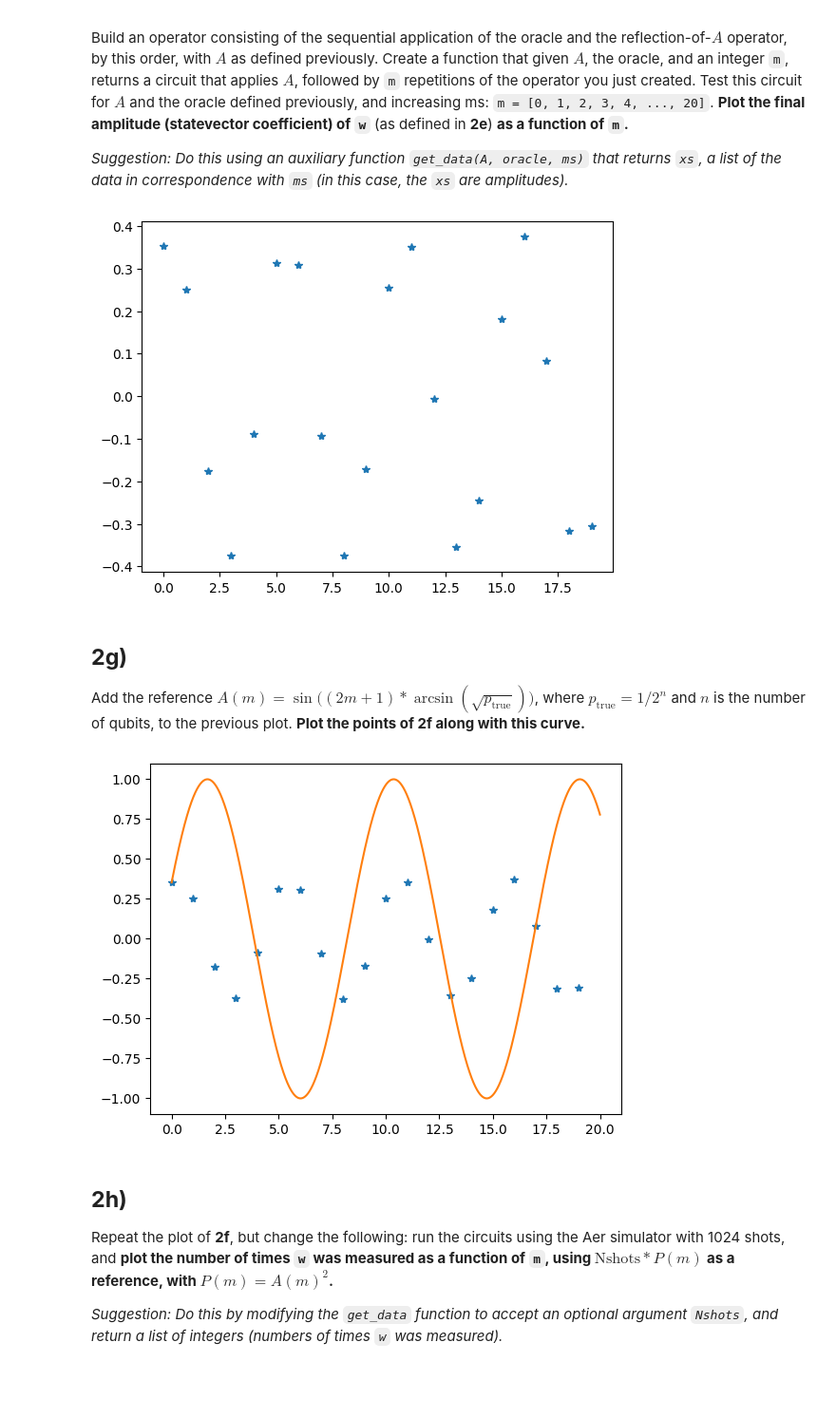
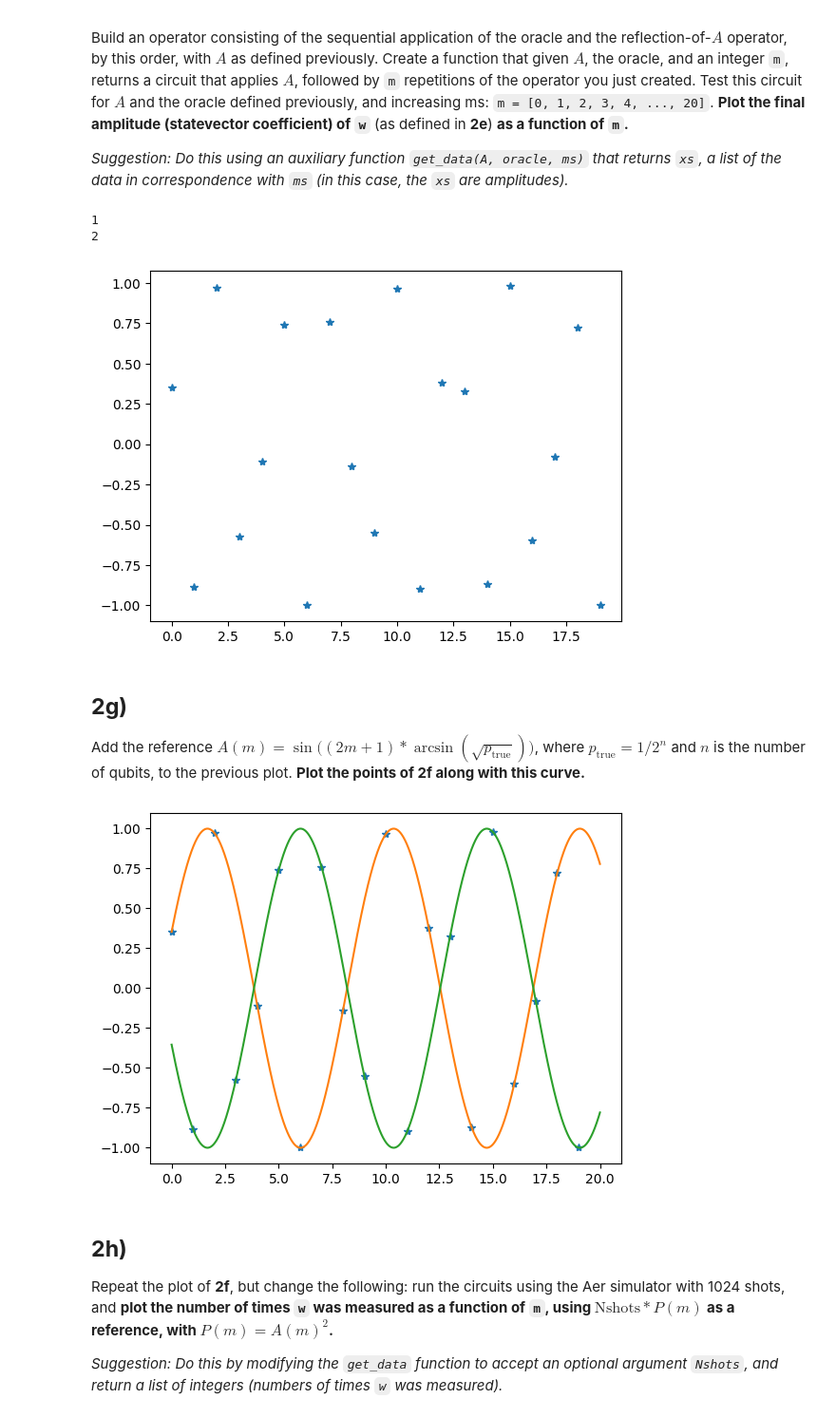
Before and after one commit to ezekielcochran/vtq-hackathon, a Jupyter notebook: qmace.ipynb, the cells around one changed output. Shown at 95% size. Saved outputs shown, nothing was run; the diff lists cells and outputs as text; code cells hidden in the pictures; blank space fills up the shorter version.

Commit message:
fix indexing nonsense

```diff
--- a/qmace.ipynb
+++ b/qmace.ipynb
@@ -184,10 +191,10 @@ Consider the state `w='010101...'` (alternating between 0 and 1) for arbitrary l
 # %%
 QUBIT_COUNT = 3
 qc = QuantumCircuit(QUBIT_COUNT, 0)
-qc.x(range(0, QUBIT_COUNT, 2))
+qc.x(range((QUBIT_COUNT + 1)% 2, QUBIT_COUNT, 2))
 cz_gate = qulib.ZGate().control(QUBIT_COUNT - 1)
 qc.append(cz_gate, list(range(QUBIT_COUNT)))
-qc.x(range(0, QUBIT_COUNT, 2))
+qc.x(range((QUBIT_COUNT + 1)% 2, QUBIT_COUNT, 2))
 w_reflection = qi.Operator(qc)
 qc.draw("mpl")
 # %% [output]
@@ -212,33 +216,52 @@ Build an operator consisting of the sequential application of the oracle and the
 
 _Suggestion: Do this using an auxiliary function `get_data(A, oracle, ms)` that returns `xs`, a list of the data in correspondence with `ms` (in this case, the `xs` are amplitudes)._
 # %%
-# Redefine the A gate for 3 qubits
+# This is our reflection of A Operator: A and then reflect through |0>
 hadamard_circuit = QuantumCircuit(QUBIT_COUNT, 0)
 hadamard_circuit.h(range(QUBIT_COUNT))
 a_gate = hadamard_circuit.to_gate(label="A")
 
-def sequential_reflection(a_gate, oracle_operator, m: int):
-    # Define an operator that applies the oracle (reflects over the 0 state) and then applies A
+qc = QuantumCircuit(QUBIT_COUNT, 0)
+qc.append(a_gate, range(QUBIT_COUNT))
+qc.x(range(QUBIT_COUNT))
+cz_gate = qulib.ZGate().control(QUBIT_COUNT - 1)
+qc.append(cz_gate, list(range(QUBIT_COUNT)))
+qc.x(range(QUBIT_COUNT))
+qc.append(a_gate, range(QUBIT_COUNT)) # Extra application of H becuase it seems like we need it... where does the question say to add this?
+reflection_of_a = qi.Operator(qc)
+
+# Now our "oracle":
+qc = QuantumCircuit(QUBIT_COUNT, 0)
+qc.x(range(0, QUBIT_COUNT, 2))
+cz_gate = qulib.ZGate().control(QUBIT_COUNT - 1)
+qc.append(cz_gate, list(range(QUBIT_COUNT)))
+qc.x(range(0, QUBIT_COUNT, 2))
+oracle = qi.Operator(qc)
+
+def sequential_reflection(a_gate, oracle, m: int):
+    # Now the iterator which has *both* of these operators:
     qc = QuantumCircuit(QUBIT_COUNT, 0)
-    qc.append(oracle_operator, range(QUBIT_COUNT))
-    qc.append(a_gate, range(QUBIT_COUNT))
-    oracle_a_operator = qi.Operator(qc)
+    qc.append(oracle, range(QUBIT_COUNT))
+    qc.append(reflection_of_a, range(QUBIT_COUNT))
+    iterator = qi.Operator(qc)
 
-    result = QuantumCircuit(QUBIT_COUNT, 0)
+    result = QuantumCircuit(QUBIT_COUNT, QUBIT_COUNT) # add classical ancillas for measurement later
     result.append(a_gate, range(QUBIT_COUNT))
     for i in range(m):
-        result.append(oracle_a_operator, range(QUBIT_COUNT))
+        result.append(iterator, range(QUBIT_COUNT))
     return result
 
-def index_of_w():
-    pass
-    # the W state is 0101010, so its index is
+w_amplitude_index = 0
+for i in range(QUBIT_COUNT-2, -1, -2):
+    print(i)
+    w_amplitude_index += 2**i
+print(w_amplitude_index)
 
 def get_data(A, oracle, ms):
     result = []
     for m in ms:
         qc = sequential_reflection(A, oracle, m)
-        result.append(qi.Statevector.from_instruction(qc).data[2]) # TODO could make this general past 3 qubits
+        result.append(qi.Statevector.from_instruction(qc).data[w_amplitude_index])
     return result
 
 m_values = list(range(20))
@@ -249,7 +272,9 @@ import numpy as np
 plt.plot(m_values, np.real(amplitude_values), "*")
 plt.show()
 # %% [output]
+1
+2
-[figure, old version]
+[figure, new version]
 # %% [markdown]
 ## **2g)**
 
@@ -257,15 +282,14 @@ Add the reference $A(m) = \sin\big((2m+1)*\arcsin(\sqrt{p_\text{true}})\big)$, w
 # %%
 plt.plot(m_values, np.real(amplitude_values), "*")
 
 smooth_m_values = np.arange(0, 20, 0.001)
 p_true = 1.0 / 2**QUBIT_COUNT
 y_values = np.sin((2 * smooth_m_values + 1) * np.arcsin(np.sqrt(p_true)))
 plt.plot(smooth_m_values, y_values)
+plt.plot(smooth_m_values, -y_values)
 plt.show()
-
-# TODO come back and check if these points should match the curve better... why are we plotting amplitudes and not probabilities?
 # %% [output]
-[figure, old version]
+[figure, new version]
 # %% [markdown]
 ## **2h)**
 
```
Also changed, not shown: parts of 4 cells of this notebook.
